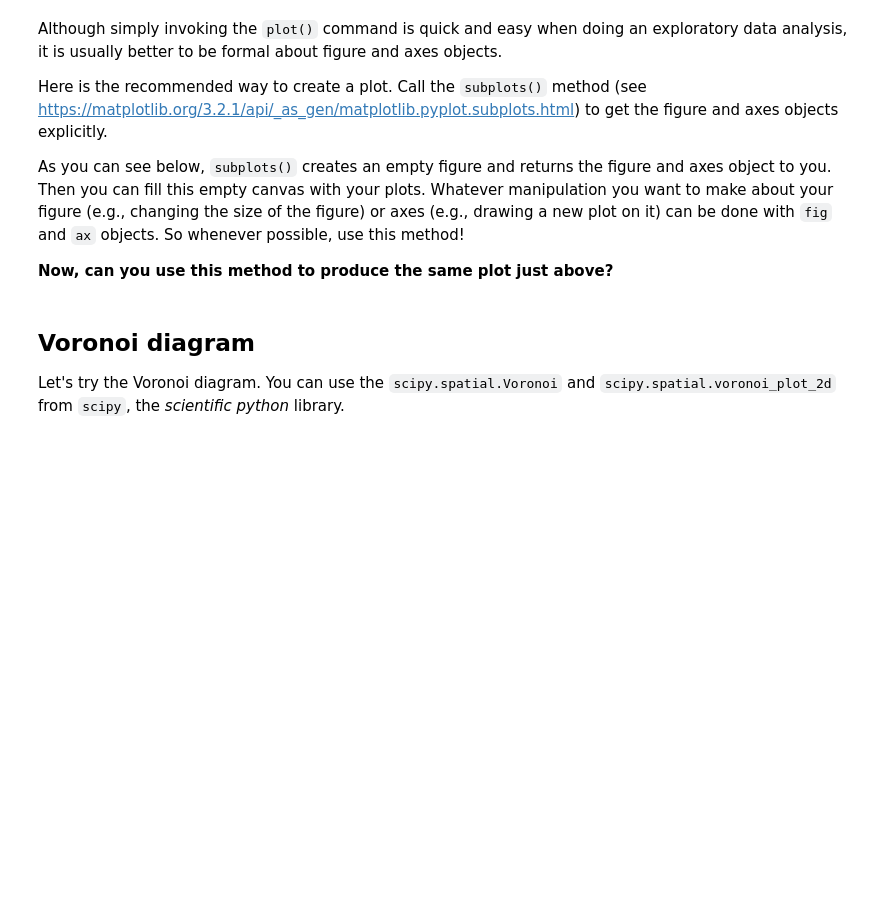
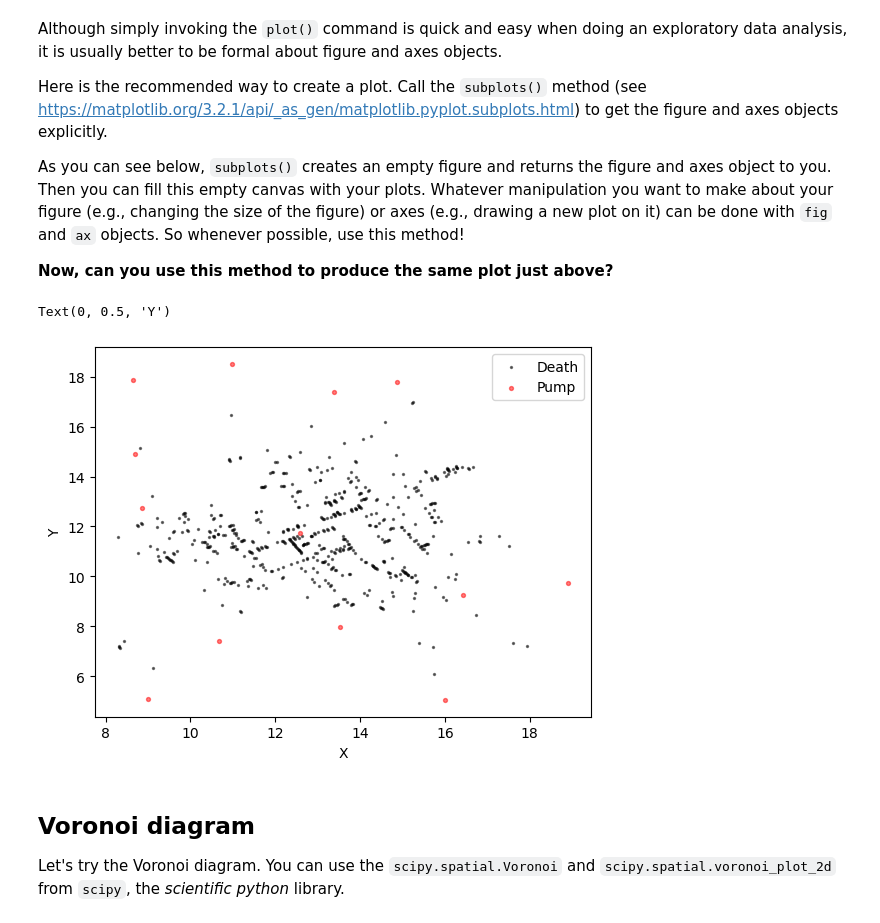
Before and after one commit to HatzeDJ/62444-Repository, a Jupyter notebook: Individual_Work/dsb_{s215746}.ipynb, the cells around one changed output. Drawn from its saved outputs; the diff is of its cells as text; code cells hidden in the pictures; blank space fills up the shorter version.

Commit message:
Answer plot question

```diff
--- a/Individual_Work/dsb_{s215746}.ipynb
+++ b/Individual_Work/dsb_{s215746}.ipynb
@@ -182,3 +260,20 @@ fig, ax = plt.subplots()
+# %%
+import matplotlib.pyplot as plt
+fig, ax = plt.subplots()
+
+# your code here
+#Making the death plot
+ax.scatter(death_df.X, death_df.Y, s=2, c="Black", alpha = 0.5, label = "Death")
+#Making the pump plot
+ax.scatter(pump_df.X, pump_df.Y, s = 8, c = "Red", alpha = 0.5, label = "Pump")
+#Drawing legend inside axis
+ax.legend()
+#Setting labels on axis
+ax.set_xlabel("X")
+ax.set_ylabel("Y")
+# %% [output]
+Text(0, 0.5, 'Y')
+[figure, added]
 # %% [markdown]
 ## Voronoi diagram
 
```
Also changed, not shown: parts of 25 cells of this notebook, 1 other file.
